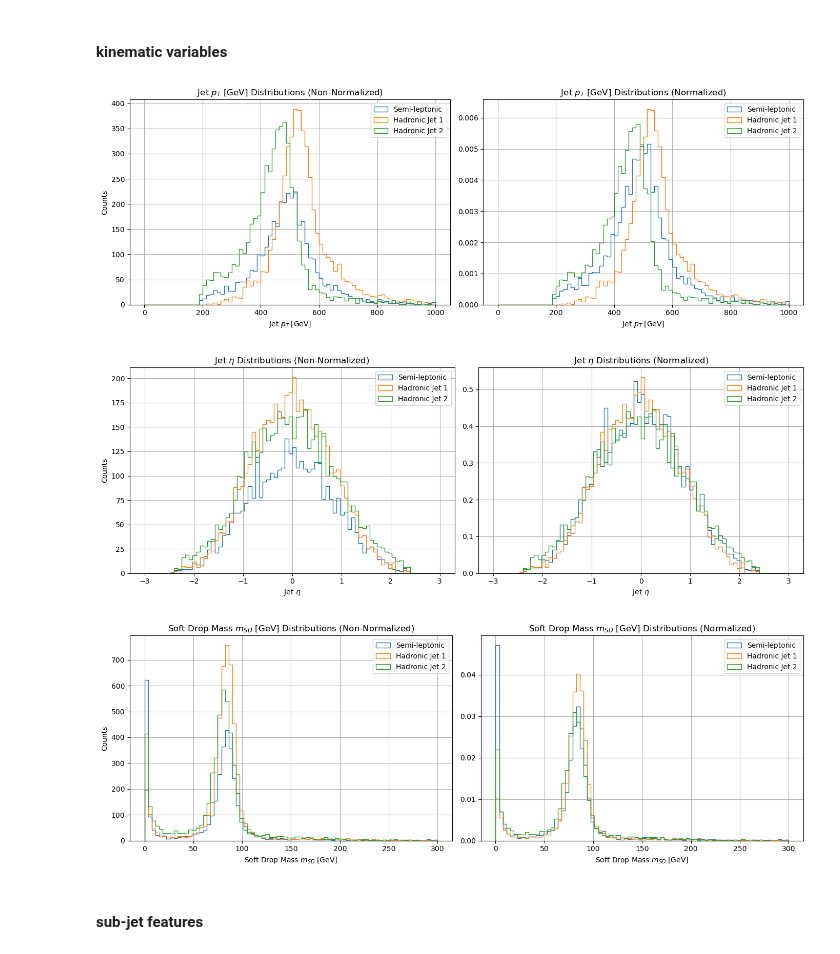
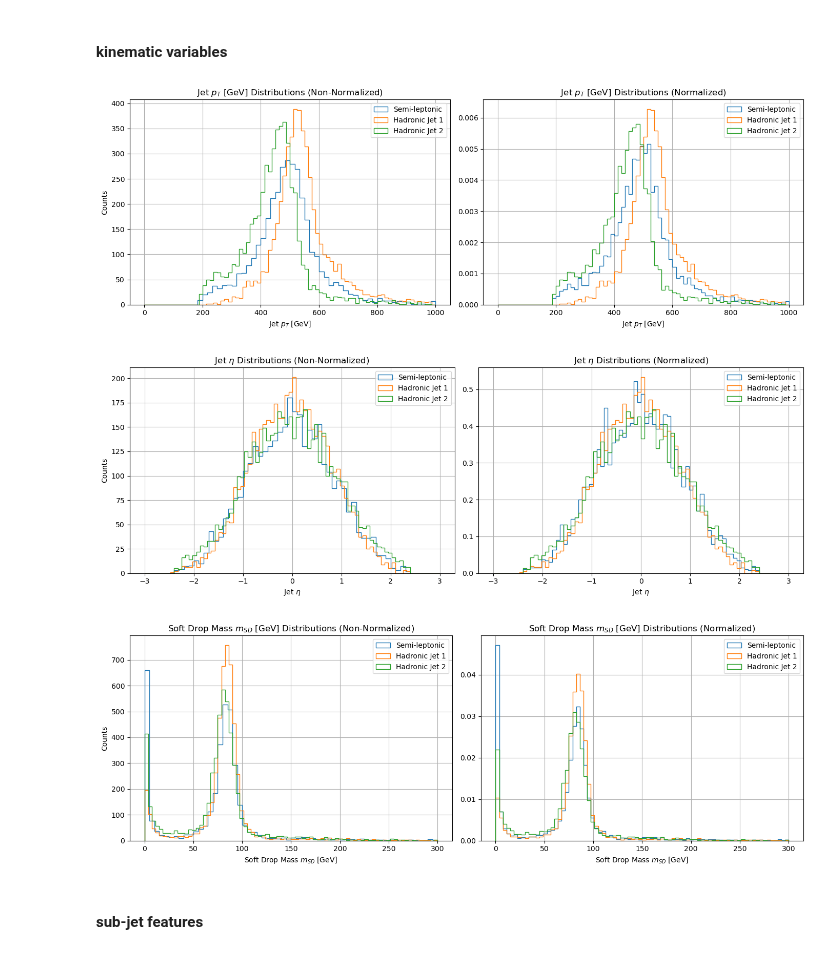
Before and after one commit to aimenobaid/polarization, a Jupyter notebook: bulk_revised.ipynb, the cells around one changed output. Cells and saved outputs as stored; diff of their text form; code cells hidden in the pictures.

```diff
--- a/bulk_revised.ipynb
+++ b/bulk_revised.ipynb
@@ -363,37 +363,37 @@ for key, (xlabel, rng, accessor) in jet_sets.items():
 
     # left: non-normalized
     plt.subplot(1, 2, 1)
-    plt.hist(ak.to_numpy(accessor(semi_leptonic_leading_jet)), bins=80, range=rng,
+    plt.hist(ak.to_numpy(accessor(semi_leptonic_leading_jet)), bins=60, range=rng,
              histtype='step', label='Semi-leptonic')
     plt.hist(ak.to_numpy(accessor(fully_hadronic_leading_jet)), bins=80, range=rng,
              histtype='step', label='Hadronic Jet 1')
     plt.hist(ak.to_numpy(accessor(fully_hadronic_second_jet)), bins=80, range=rng,
              histtype='step', label='Hadronic Jet 2')
     plt.title(f"{xlabel} Distributions (Non-Normalized)")
     plt.xlabel(xlabel)
     plt.ylabel("Counts")
     plt.legend()
     plt.grid(True)
 
     # right: normalized
     plt.subplot(1, 2, 2)
     plt.hist(ak.to_numpy(accessor(semi_leptonic_leading_jet)), bins=80, range=rng,
              density=True, histtype='step', label='Semi-leptonic')
     plt.hist(ak.to_numpy(accessor(fully_hadronic_leading_jet)), bins=80, range=rng,
              density=True, histtype='step', label='Hadronic Jet 1')
     plt.hist(ak.to_numpy(accessor(fully_hadronic_second_jet)), bins=80, range=rng,
              density=True, histtype='step', label='Hadronic Jet 2')
     plt.title(f"{xlabel} Distributions (Normalized)")
     plt.xlabel(xlabel)
     plt.legend()
     plt.grid(True)
 
     plt.tight_layout()
     plt.show()
 # %% [output]
-[figure, old version]
+[figure, new version]
-[figure, old version]
+[figure, new version]
-[figure, old version]
+[figure, new version]
 # %% [markdown]
 #### sub-jet features
 # %%
```
Also changed, not shown: parts of 2 cells of this notebook, 4 other files.
